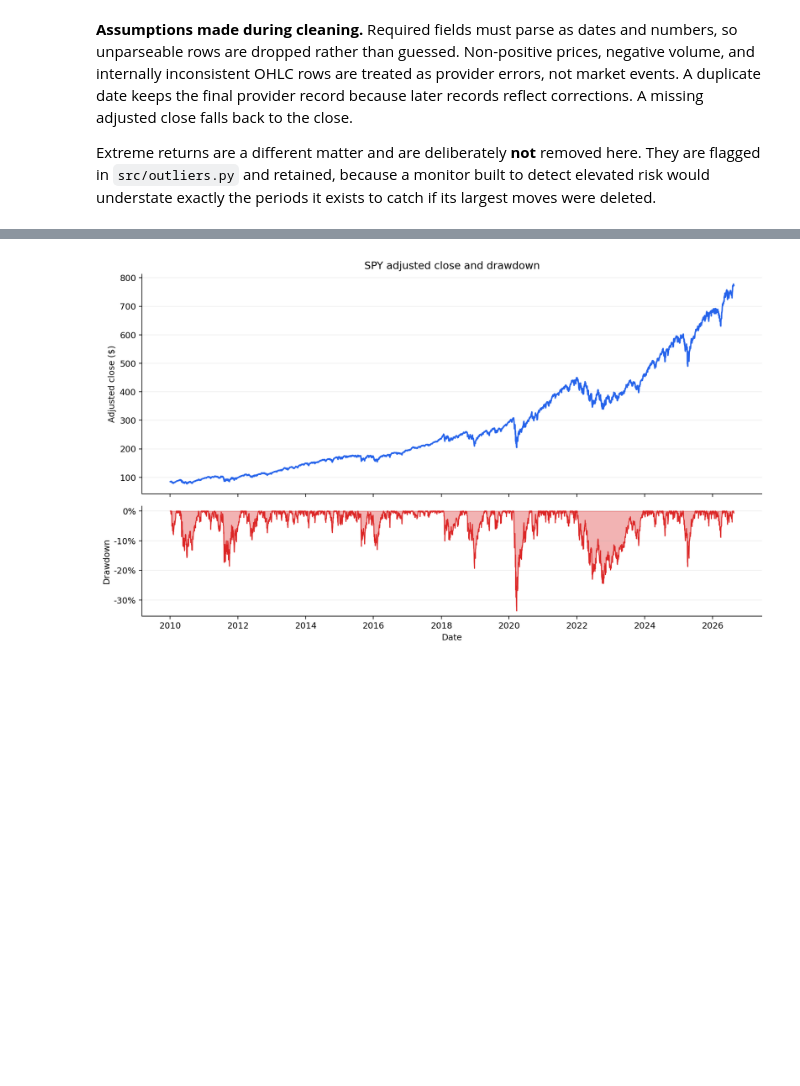
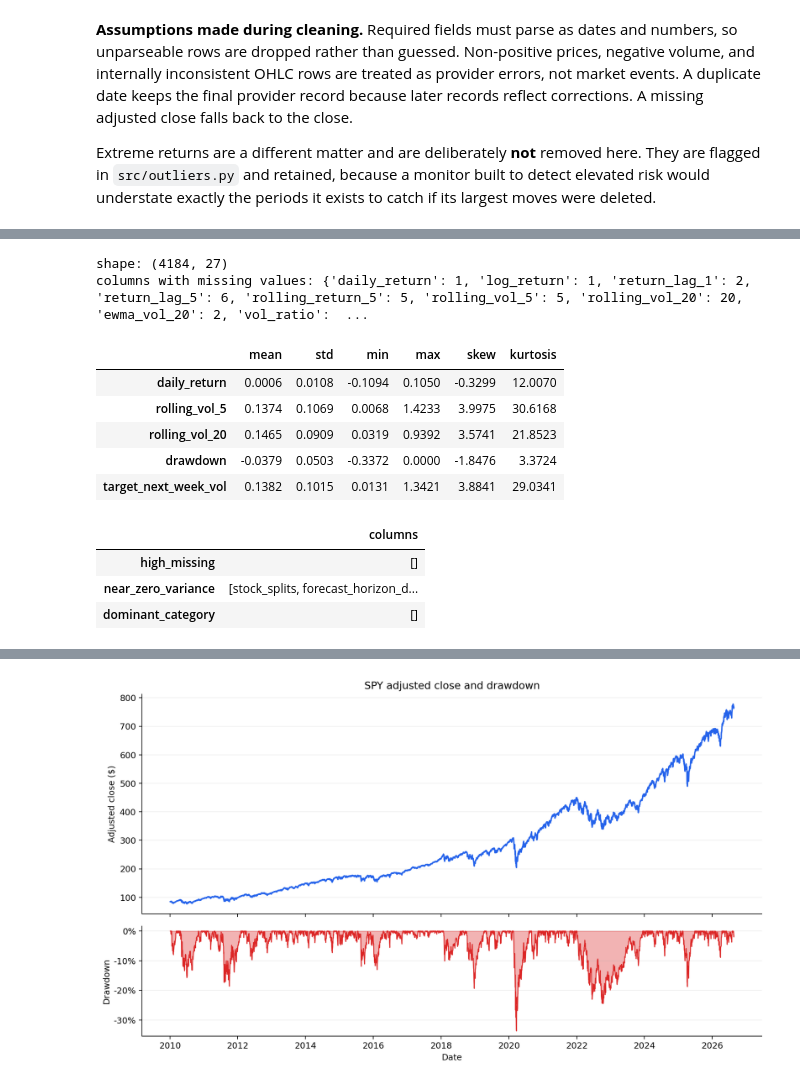
Before and after one commit to pdwi2020/bootcamp_paritosh_dwivedi, a Jupyter notebook: project/notebooks/project_pipeline.ipynb, the cells around one changed output, grey strips where cells are left out. Drawn from its saved outputs; the diff is of its cells as text; code cells hidden in the pictures; blank space fills up the shorter version.

```diff
--- a/project/notebooks/project_pipeline.ipynb
+++ b/project/notebooks/project_pipeline.ipynb
@@ -245,0 +300,30 @@ Extreme returns are a different matter and are deliberately **not** removed here
+# %%
+from src.eda import eda_summary
+
+eda = eda_summary(processed)
+print("shape:", eda["shape"])
+print("columns with missing values:", {k: v for k, v in eda["missing"].items() if v})
+display(
+    eda["numeric_profile"]
+    .loc[
+        ["daily_return", "rolling_vol_5", "rolling_vol_20", "drawdown", "target_next_week_vol"],
+        ["mean", "std", "min", "max", "skew", "kurtosis"],
+    ]
+    .round(4)
+)
+# %% [output]
+shape: (4184, 27)
+columns with missing values: {'daily_return': 1, 'log_return': 1, 'return_lag_1': 2, 'return_lag_5': 6, 'rolling_return_5': 5, 'rolling_vol_5': 5, 'rolling_vol_20': 20, 'ewma_vol_20': 2, 'vol_ratio':  ...
+|  | mean | std | min | max | skew | kurtosis |
+| daily_return | 0.0006 | 0.0108 | -0.1094 | 0.1050 | -0.3299 | 12.0070 |
+| rolling_vol_5 | 0.1374 | 0.1069 | 0.0068 | 1.4233 | 3.9975 | 30.6168 |
+| rolling_vol_20 | 0.1465 | 0.0909 | 0.0319 | 0.9392 | 3.5741 | 21.8523 |
+| drawdown | -0.0379 | 0.0503 | -0.3372 | 0.0000 | -1.8476 | 3.3724 |
+| target_next_week_vol | 0.1382 | 0.1015 | 0.0131 | 1.3421 | 3.8841 | 29.0341 |
+# %%
+display(pd.Series(eda["attention"], name="columns").to_frame())
+# %% [output]
+|  | columns |
+| high_missing | [] |
+| near_zero_variance | [stock_splits, forecast_horizon_d... |
+| dominant_category | [] |
```
Also changed, not shown: parts of 34 cells of this notebook, 26 other files.
